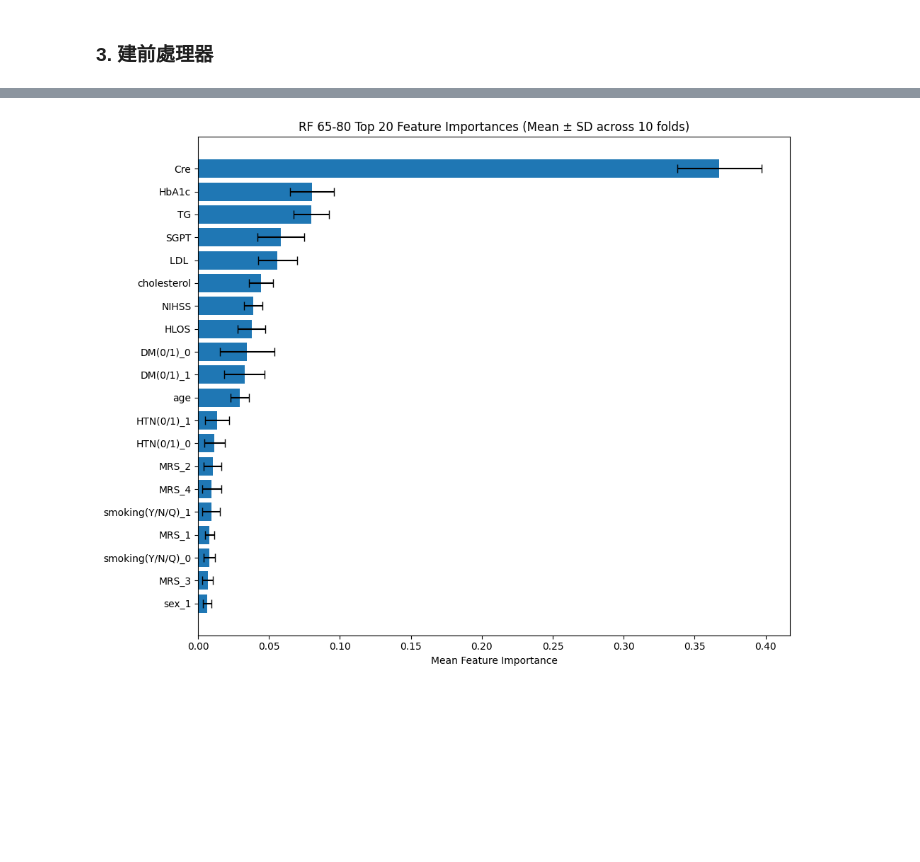
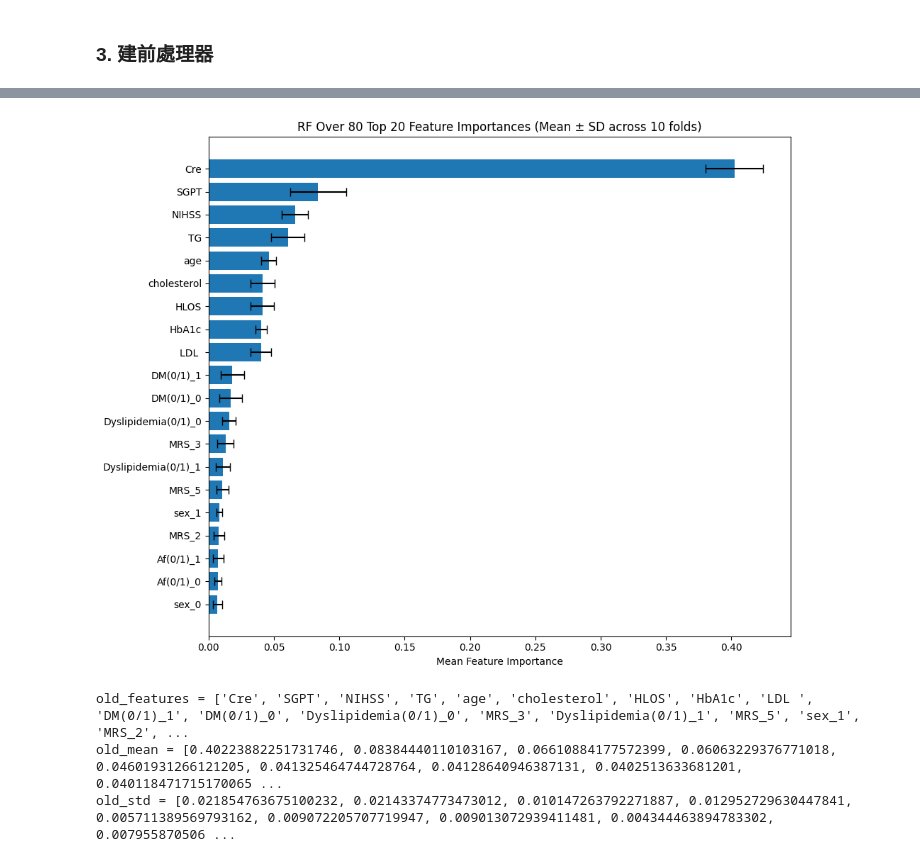
Before and after one commit to a0935210570602/Risk_Factor_Analysis_of_Obstructive-Sleep_Apnea, a Jupyter notebook: stroke_analysis_uncorrect_age.ipynb, the cells around one changed output, grey strips where cells are left out. Cells and saved outputs as stored; diff of their text form; code cells hidden in the pictures; blank space fills up the shorter version.

```diff
--- a/stroke_analysis_uncorrect_age.ipynb
+++ b/stroke_analysis_uncorrect_age.ipynb
@@ -183,7 +183,7 @@ for group in ['young','middle','old']:
 # Age<65
 # %%
 # 我們先過濾出 young 組
-young_df = df[df['age_group'] == 'middle']
+young_df = df[df['age_group'] == 'old']
 
 # 準備特徵矩陣 X 和標籤 y
 X_young = young_df.drop(columns=['Second_Stroke', 'age_group'])
@@ -432,11 +450,11 @@ for i, (model, ax) in enumerate(zip(models, axes)):
     importances_matrix.append(importances)
 
     ax.barh(sorted_names, importances[indices])
-    ax.set_title(f"65-80 RF Model {i+1}")
+    ax.set_title(f"Below 65 RF Model {i+1}")
     ax.invert_yaxis()
 
 plt.tight_layout()
-plt.savefig("../result/feature_importances_rf_65_to_80.png", dpi=300, bbox_inches='tight')
+plt.savefig("../result/feature_importances_rf_over_80.png", dpi=300, bbox_inches='tight')
 plt.show()
 # %% [output]
 ['age', 'HLOS', 'NIHSS', 'LDL ', 'cholesterol', 'TG', 'Cre', 'SGPT', 'HbA1c', 'sex_0', 'sex_1', 'tPA(0/1)_0', 'tPA(0/1)_1', 'EVT(0/1)_0', 'EVT(0/1)_1', 'HTN(0/1)_0', 'HTN(0/1)_1', 'DM(0/1)_0', 'DM(0/1 ...
@@ -444,26 +462,33 @@ plt.show()
 # %%
 
 # 假設你已有：importances_matrix: shape=(10, n_features)
 # 以及 all_feature_names: list of feature names
 
 mean_importance = np.mean(importances_matrix, axis=0)
 std_importance = np.std(importances_matrix, axis=0)
 
 importance_df = pd.DataFrame({
     'Feature': all_feature_names,
     'Mean Importance': mean_importance,
     'Std Dev': std_importance
 }).sort_values(by='Mean Importance', ascending=False)
 
 # 可視化
 plt.figure(figsize=(10, 8))
 plt.barh(importance_df['Feature'][:20], importance_df['Mean Importance'][:20],
          xerr=importance_df['Std Dev'][:20], capsize=4)
 plt.gca().invert_yaxis()
 plt.xlabel("Mean Feature Importance")
-plt.title("RF 65-80 Top 20 Feature Importances (Mean ± SD across 10 folds)")
+plt.title("RF Over 80 Top 20 Feature Importances (Mean ± SD across 10 folds)")
 plt.tight_layout()
-plt.savefig("../result/feature_importances_rf_65_to_80_statistic.png", dpi=300, bbox_inches='tight')
+plt.savefig("../result/feature_importances_rf_over_80_statistic.png", dpi=300, bbox_inches='tight')
 plt.show()
+
+print(f"old_features = {importance_df['Feature'][:20].tolist()}")
+print(f"old_mean = {importance_df['Mean Importance'][:20].tolist()}")
+print(f"old_std = {importance_df['Std Dev'][:20].tolist()}")
 # %% [output]
-[figure, old version]
+[figure, new version]
+old_features = ['Cre', 'SGPT', 'NIHSS', 'TG', 'age', 'cholesterol', 'HLOS', 'HbA1c', 'LDL ', 'DM(0/1)_1', 'DM(0/1)_0', 'Dyslipidemia(0/1)_0', 'MRS_3', 'Dyslipidemia(0/1)_1', 'MRS_5', 'sex_1', 'MRS_2', ...
+old_mean = [0.40223882251731746, 0.08384440110103167, 0.06610884177572399, 0.06063229376771018, 0.04601931266121205, 0.041325464744728764, 0.04128640946387131, 0.0402513633681201, 0.040118471715170065 ...
+old_std = [0.021854763675100232, 0.02143374773473012, 0.010147263792271887, 0.012952729630447841, 0.005711389569793162, 0.009072205707719947, 0.009013072939411481, 0.004344463894783302, 0.007955870506 ...
```
Also changed, not shown: parts of 7 cells of this notebook, 4 other files.
